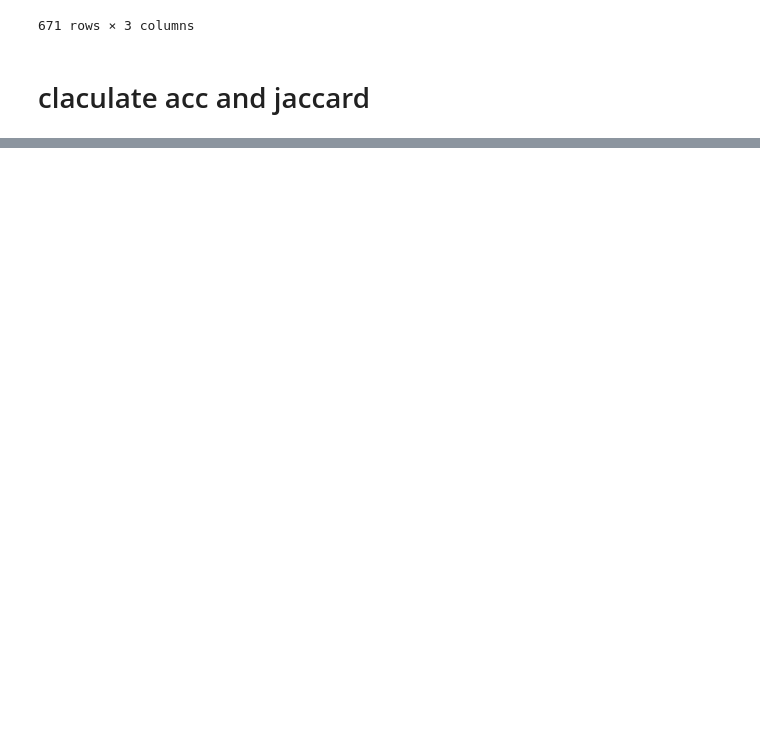
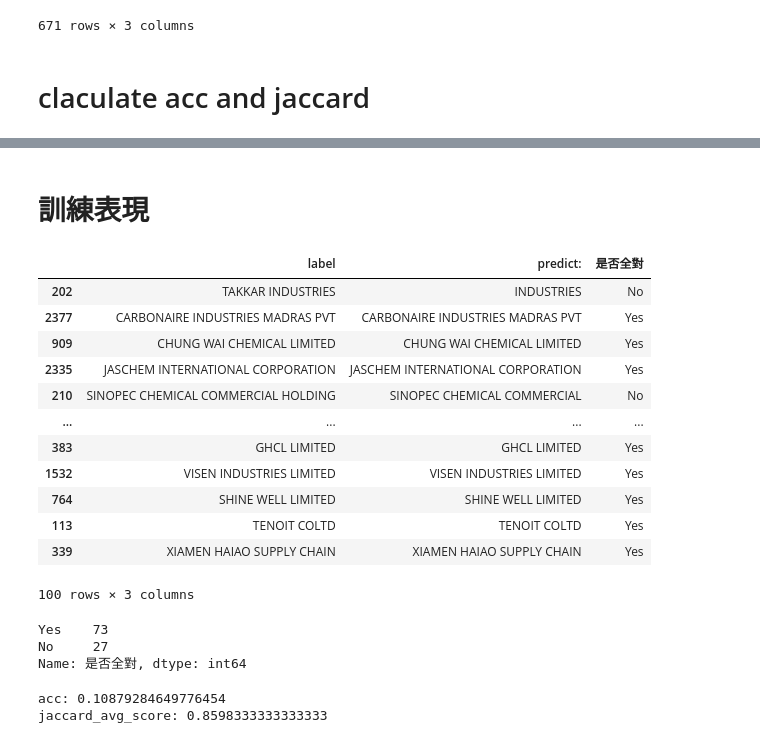
Before and after one commit to skywalker0803r/Product_Data_SQuAD, a Jupyter notebook: Product_Data_SQuAD-開狀人.ipynb, the cells around one changed output, grey strips where cells are left out. Cells and saved outputs as stored; diff of their text form; code cells hidden in the pictures; blank space fills up the shorter version.

```diff
--- a/Product_Data_SQuAD-開狀人.ipynb
+++ b/Product_Data_SQuAD-開狀人.ipynb
@@ -687,0 +503,31 @@ jaccard_avg_score: 0.3443474558228657
+# %% [markdown]
+# 訓練表現
+# %%
+all_res = test_model(train_df.sample(100))
+all_res
+# %% [output]
+|  | label | predict: | 是否全對 |
+| 202 | TAKKAR INDUSTRIES | INDUSTRIES | No |
+| 2377 | CARBONAIRE INDUSTRIES MADRAS PVT | CARBONAIRE INDUSTRIES MADRAS PVT | Yes |
+| 909 | CHUNG WAI CHEMICAL LIMITED | CHUNG WAI CHEMICAL LIMITED | Yes |
+| 2335 | JASCHEM INTERNATIONAL CORPORATION | JASCHEM INTERNATIONAL CORPORATION | Yes |
+| 210 | SINOPEC CHEMICAL COMMERCIAL HOLDING | SINOPEC CHEMICAL COMMERCIAL | No |
+| ... | ... | ... | ... |
+| 383 | GHCL LIMITED | GHCL LIMITED | Yes |
+| 1532 | VISEN INDUSTRIES LIMITED | VISEN INDUSTRIES LIMITED | Yes |
+| 764 | SHINE WELL LIMITED | SHINE WELL LIMITED | Yes |
+| 113 | TENOIT COLTD | TENOIT COLTD | Yes |
+| 339 | XIAMEN HAIAO SUPPLY CHAIN | XIAMEN HAIAO SUPPLY CHAIN | Yes |
+100 rows × 3 columns
+# %%
+display(all_res['是否全對'].value_counts())
+acc = all_res['是否全對'].value_counts()['Yes']/len(val_df)
+print('acc:',acc)
+jaccard_avg_score = np.mean([ get_jaccard_sim(all_res.label.loc[i],all_res['predict:'].loc[i]) for i in all_res.index])
+print('jaccard_avg_score:',jaccard_avg_score)
+# %% [output]
+Yes    73
+No     27
+Name: 是否全對, dtype: int64
+acc: 0.10879284649776454
+jaccard_avg_score: 0.8598333333333333
```
Also changed, not shown: parts of 9 cells of this notebook.
